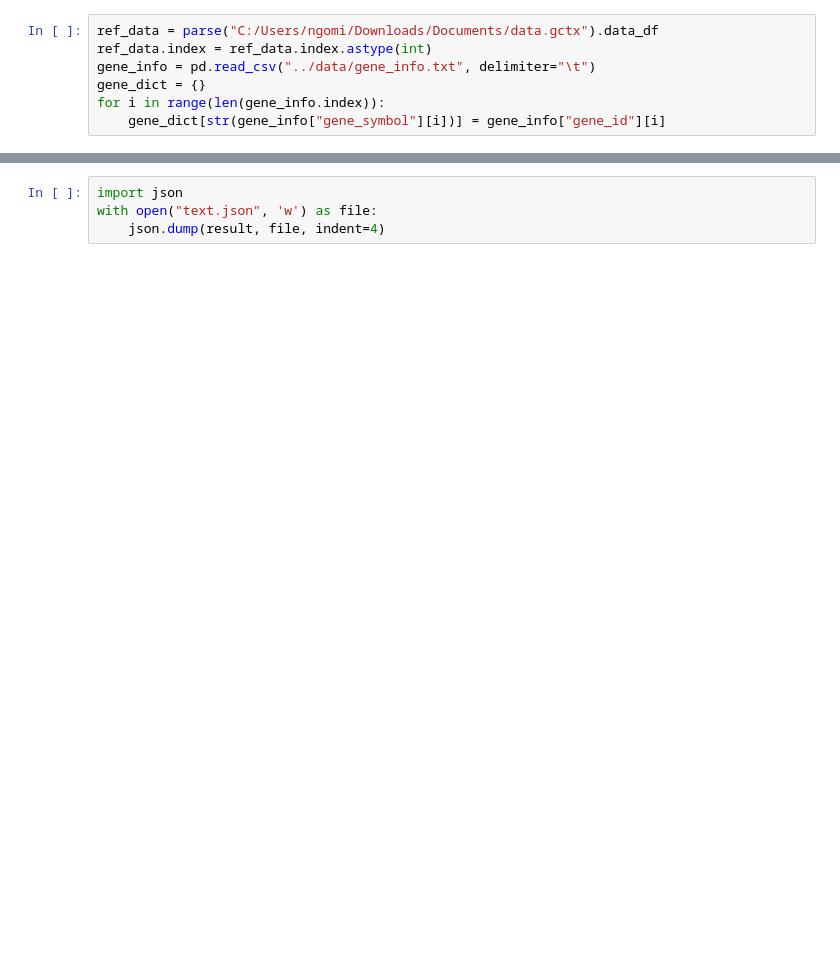
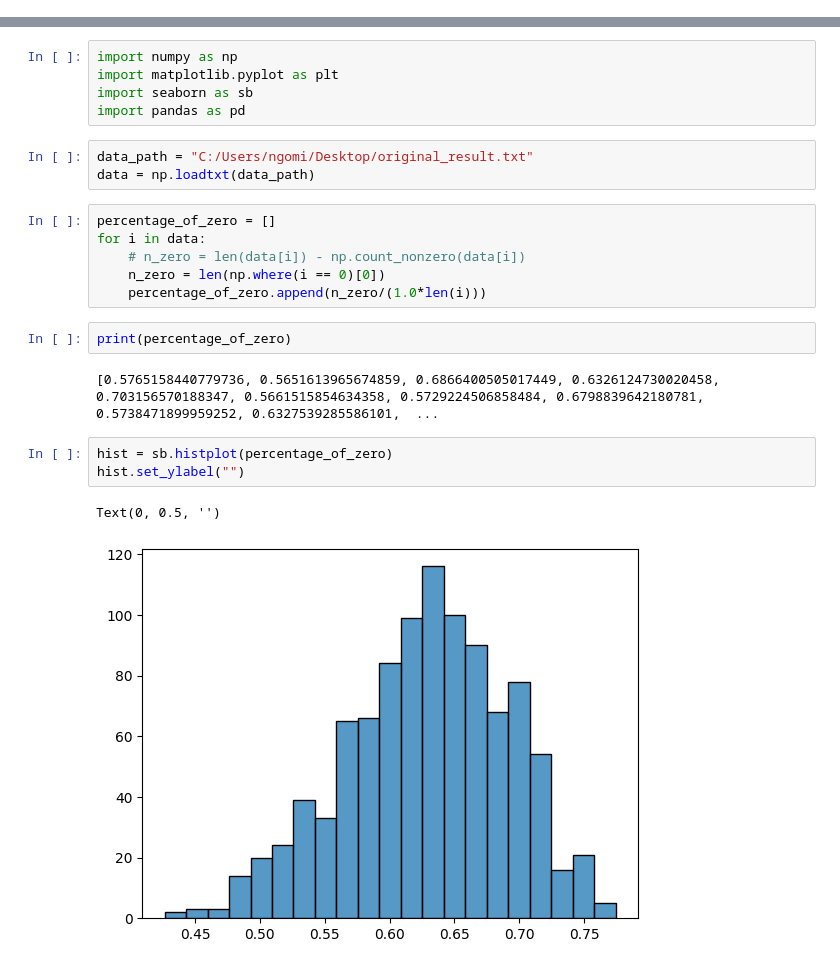
Before and after one commit to ngominh114/cmap-imitation, a Jupyter notebook: src/cmap.ipynb, the cells around one changed output, grey strips where cells are left out. Drawn from its saved outputs; the diff is of its cells as text; blank space fills up the shorter version.

```diff
--- a/src/cmap.ipynb
+++ b/src/cmap.ipynb
@@ -6,7 +0,0 @@ import time
-# %%
-ref_data = parse("C:/Users/ngomi/Downloads/Documents/data.gctx").data_df
-ref_data.index = ref_data.index.astype(int)
-gene_info = pd.read_csv("../data/gene_info.txt", delimiter="\t")
-gene_dict = {}
-for i in range(len(gene_info.index)):
-    gene_dict[str(gene_info["gene_symbol"][i])] = gene_info["gene_id"][i]
@@ -216,4 +1,24 @@ result = {'up_genes': [9293, 5996, 136, 1029, 56934, 1365, 10284, 10287, 6899, 7
-# %%
-import json
-with open("text.json", 'w') as file:
-    json.dump(result, file, indent=4)
+# %%
+import numpy as np
+import matplotlib.pyplot as plt
+import seaborn as sb
+import pandas as pd
+# %%
+data_path = "C:/Users/ngomi/Desktop/original_result.txt"
+data = np.loadtxt(data_path)
+# %%
+percentage_of_zero = []
+for i in data:
+    # n_zero = len(data[i]) - np.count_nonzero(data[i])
+    n_zero = len(np.where(i == 0)[0])
+    percentage_of_zero.append(n_zero/(1.0*len(i)))
+# %%
+print(percentage_of_zero)
+# %% [output]
+[0.5765158440779736, 0.5651613965674859, 0.6866400505017449, 0.6326124730020458, 0.703156570188347, 0.5661515854634358, 0.5729224506858484, 0.6798839642180781, 0.5738471899959252, 0.6327539285586101,  ...
+# %%
+hist = sb.histplot(percentage_of_zero)
+hist.set_ylabel("")
+# %% [output]
+Text(0, 0.5, '')
+[figure, added]
```
Also changed, not shown: parts of 30 cells of this notebook, 5 other files.
